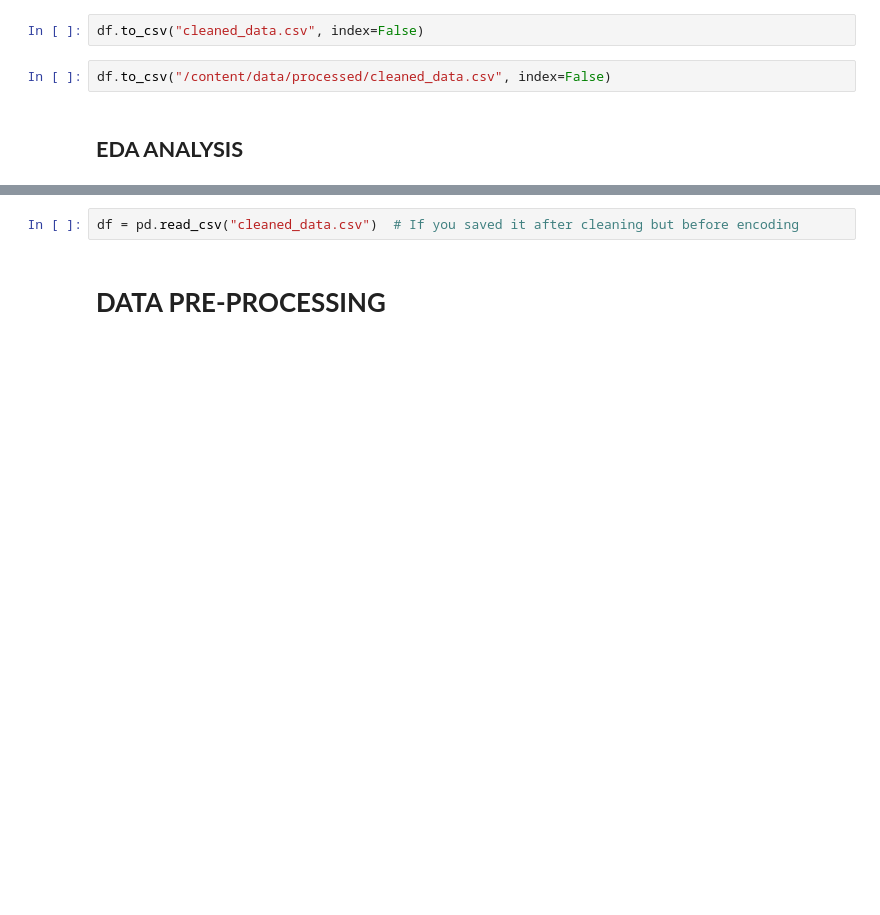
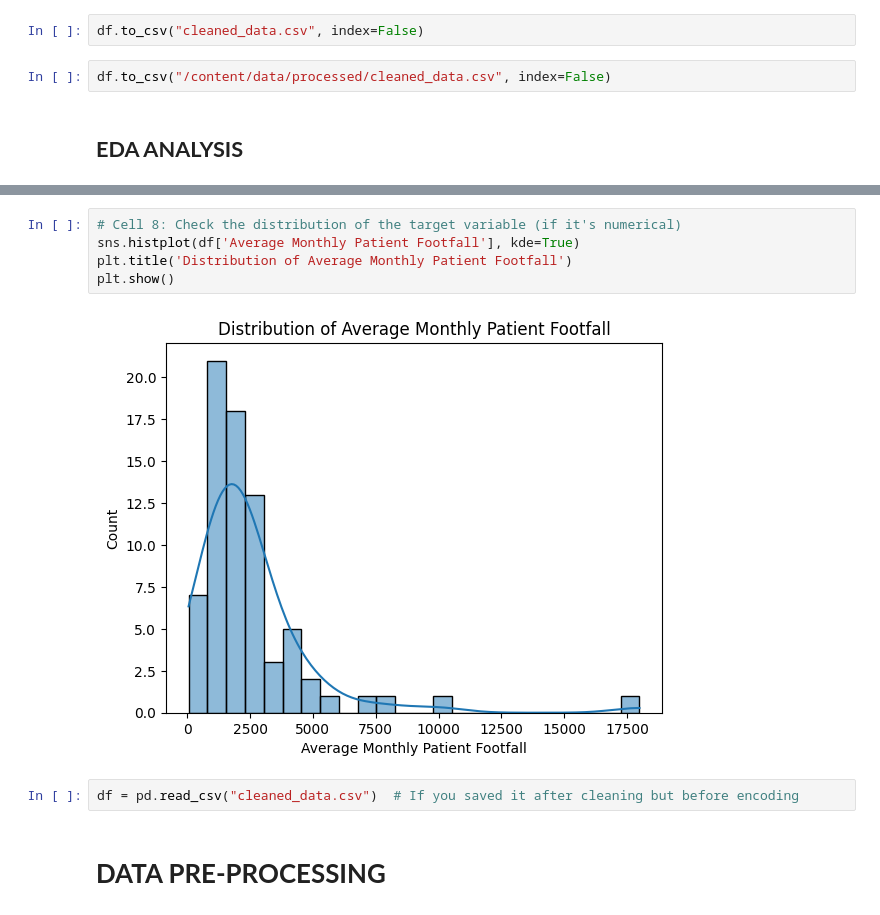
Before and after one commit to shubhampandey78/Public-Service-Demand-Forecasting, a Jupyter notebook: MPR_SEM6.ipynb, the cells around one changed output, grey strips where cells are left out. Drawn from its saved outputs; the diff is of its cells as text; blank space fills up the shorter version.

```diff
--- a/MPR_SEM6.ipynb
+++ b/MPR_SEM6.ipynb
@@ -514,3 +445,10 @@ Passing `palette` without assigning `hue` is deprecated and will be removed in v
+# %%
+# Cell 8: Check the distribution of the target variable (if it's numerical)
+sns.histplot(df['Average Monthly Patient Footfall'], kde=True)
+plt.title('Distribution of Average Monthly Patient Footfall')
+plt.show()
+# %% [output]
+[figure, added]
 # %%
 df = pd.read_csv("cleaned_data.csv")  # If you saved it after cleaning but before encoding
 # %% [markdown]
```
Also changed, not shown: parts of 67 cells of this notebook.
